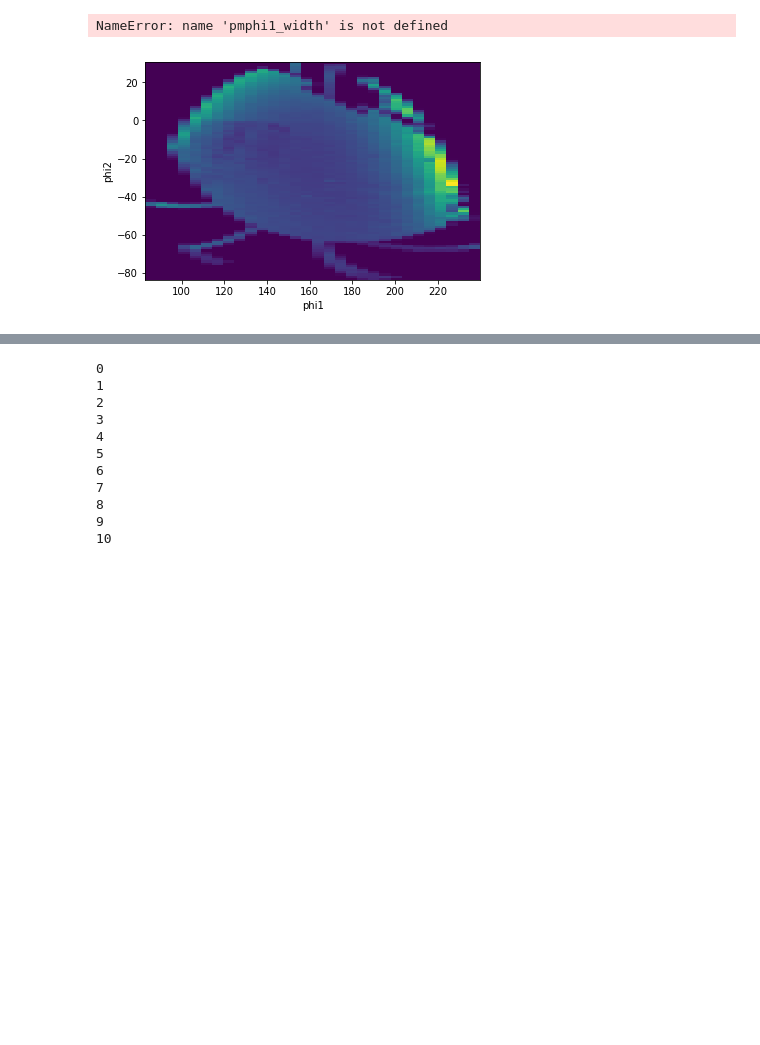
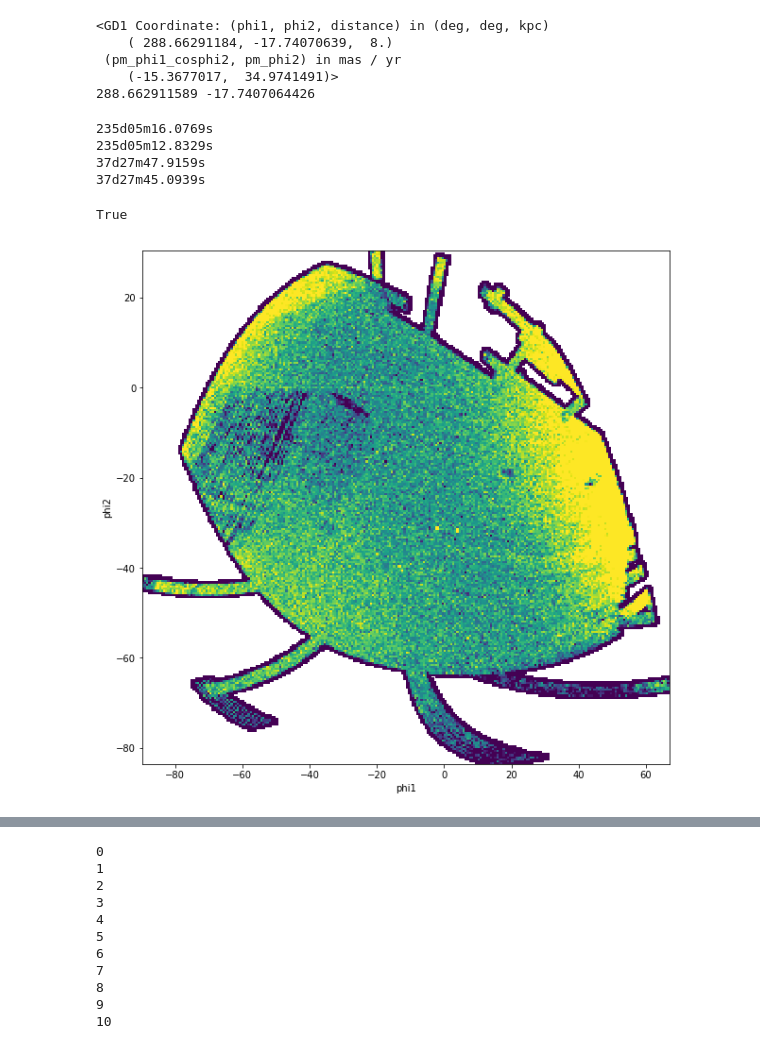
Before and after one commit to andersdot/modelMWkinematics, a Jupyter notebook: FindStreams.ipynb, the cells around one changed output, grey strips where cells are left out. Saved outputs shown, nothing was run; the diff lists cells and outputs as text; code cells hidden in the pictures; blank space fills up the shorter version.

Commit message:
got proper motions working

```diff
--- a/FindStreams.ipynb
+++ b/FindStreams.ipynb
@@ -185,7 +139,45 @@ print phi1[np.abs(phi2.value) < 0.0001] - newframe2.phi1[np.abs(phi2.value) < 0.
-# %%
-#select stars that have propermotion in Phi2 of +- 5 mas/yr and Phi1 of +- 20 mas/yr
-#elliptical shape because who knows ! but square sounds bad
-pmindices = (pmphi1/pmphi1_width)**2 + (pmphi2/pmphi2_width)**2. <= 1.
-print np.sum(pmindices)
-# %% [output]
-NameError: name 'pmphi1_width' is not defined
+# %%
+ind = 0
+ra           = data[xkey]  [ind]*u.deg
+dec          = data[ykey]  [ind]*u.deg
+pm_ra_cosdec = data[pmxkey][ind]*u.mas/u.yr
+pm_dec       = data[pmykey][ind]*u.mas/u.yr
+obj1 = coord.ICRS(ra=ra, dec=dec, pm_ra_cosdec=pm_ra_cosdec, pm_dec=pm_dec, distance=8.*u.kpc)
+
+T = 100 * u.yr
+ra2 = ra + pm_ra_cosdec * T / np.cos(dec)
+dec2 = dec + pm_dec * T
+obj2 = coord.ICRS(ra=ra2, dec=dec2, pm_ra_cosdec=pm_ra_cosdec, pm_dec=pm_dec, distance=8.*u.kpc)
+
+obj3 = obj1.transform_to(gc.GD1)
+
+phi1 = obj3.phi1 + obj3.pm_phi1_cosphi2 * T / np.cos(obj3.phi2)
+phi2 = obj3.phi2 + obj3.pm_phi2 * T
+obj4 = obj2.transform_to(gc.GD1)
+
+print obj4
+print phi1.value, phi2.value
+# %% [output]
+<GD1 Coordinate: (phi1, phi2, distance) in (deg, deg, kpc)
+    ( 288.66291184, -17.74070639,  8.)
+ (pm_phi1_cosphi2, pm_phi2) in mas / yr
+    (-15.3677017,  34.9741491)>
+288.662911589 -17.7407064426
+# %%
+newl = obj1.l + obj1.pm_l_cosb * dt / np.cos(obj1.b)
+newb = obj1.b + obj1.pm_b * dt
+newra =
+
+print obj1.l
+print newl
+print obj1.b
+print newb
+# %% [output]
+235d05m16.0769s
+235d05m12.8329s
+37d27m47.9159s
+37d27m45.0939s
+# %%
+np.allclose(((data[pmxkey])**2. + (data[pmykey])**2.), (pmphi1.value**2. + pmphi2.value**2.))
+# %% [output]
+True
@@ -192,17 +186,22 @@ NameError: name 'pmphi1_width' is not defined
 # %%
-pmalpha_center = -6.0*u.mas/u.yr
-pmdelta_center = -11.*u.mas/u.yr
-
-extent_along_stream = 30*u.mas/u.yr
-width_of_stream = 10*u.mas/u.yr
-indices = (np.abs(pmphi1) < extent_along_stream) & (np.abs(pmphi2) < width_of_stream)
+extent_along_stream = 15*u.mas/u.yr
+width_of_stream = 5*u.mas/u.yr
+indices = (np.abs(pmphi1) < extent_along_stream) & (np.abs(pmphi2) < width_of_stream) &colorCut & magCut
 
 x = phi1[indices].value
 y = phi2[indices].value
+
 #x[x > 180.] = x[x > 180.] - 360.
-plt.hist2d(x, y, bins=[30,100]) #, range= [[-80, 210],[-10, 10]] )
+# plt.hist2d(x, y, bins=[250,250], norm=mpl.colors.LogNorm(vmin=10, vmax=100)) #, range= [[-80, 210],[-10, 10]] )
+
+H, xedges, yedges = np.histogram2d(x, y, bins=(250, 250))
+H = gaussian_filter(H, sigma=0.2).T
+plt.pcolormesh(xedges, yedges, H, norm=mpl.colors.LogNorm(vmin=10, vmax=50))
+
 plt.xlabel('phi1')
 plt.ylabel('phi2')
-plt.savefig('gd1rot.pdf')
+fig = mpl.pyplot.gcf()
+fig.set_size_inches(10,10)
+#plt.savefig('gd1rot.pdf', rasterized=True)
 # %% [output]
-[figure, old version]
+[figure, new version]
```
Also changed, not shown: parts of 24 cells of this notebook.
